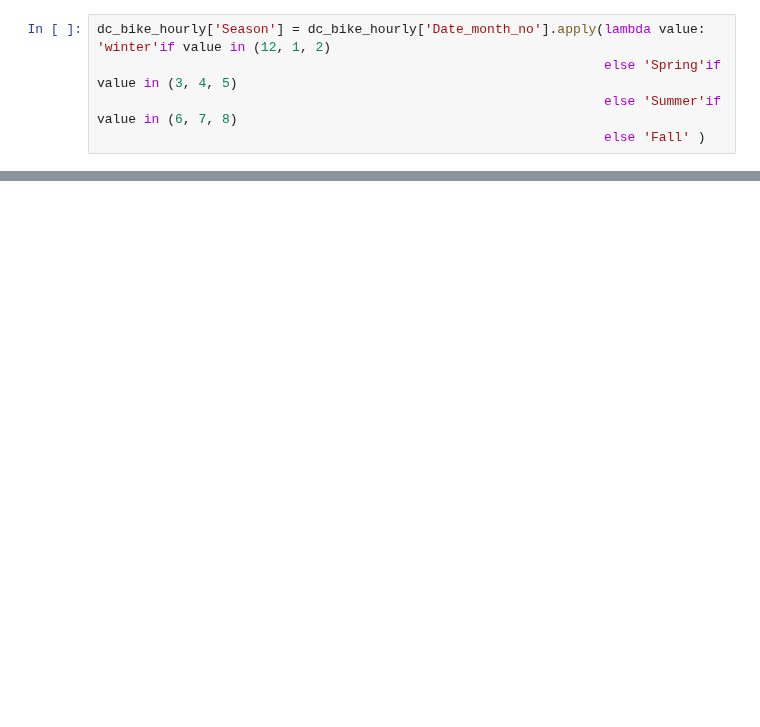
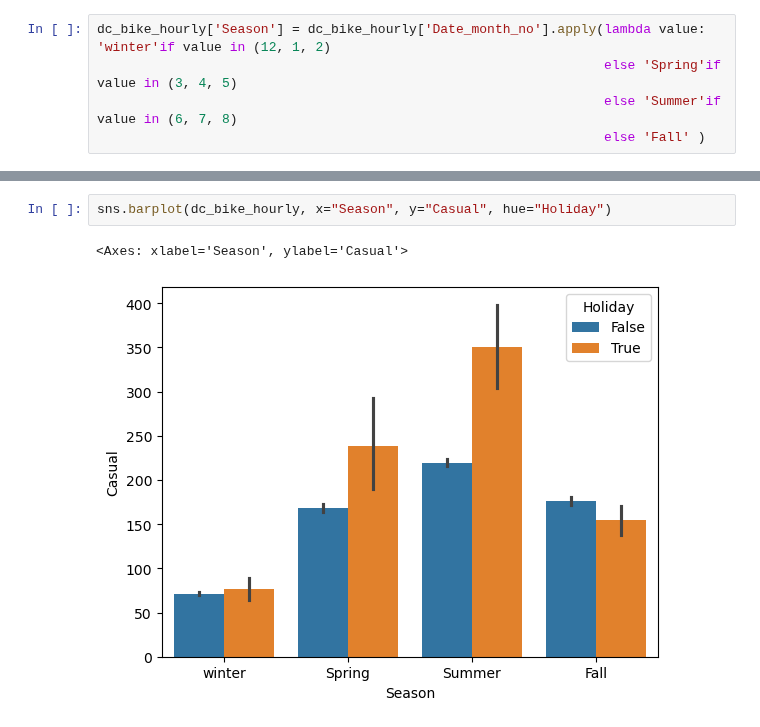
Before and after one commit to AlexIchie-coder/Projects, a Jupyter notebook: Bikeshare/HourlyEDA.ipynb, the cells around one changed output, grey strips where cells are left out. Cells and saved outputs as stored; diff of their text form; blank space fills up the shorter version.

```diff
--- a/Bikeshare/HourlyEDA.ipynb
+++ b/Bikeshare/HourlyEDA.ipynb
@@ -189,0 +230,5 @@ dc_bike_hourly.head()
+# %%
+sns.barplot(dc_bike_hourly, x="Season", y="Casual", hue="Holiday")
+# %% [output]
+<Axes: xlabel='Season', ylabel='Casual'>
+[figure, added]
```
Also changed, not shown: parts of 9 cells of this notebook.
